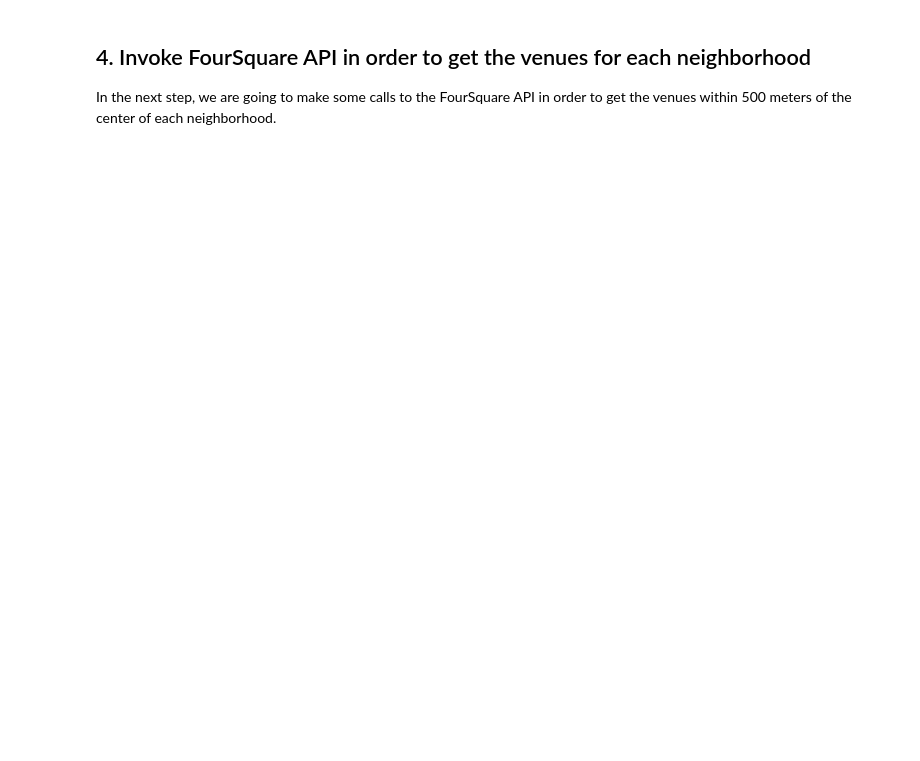
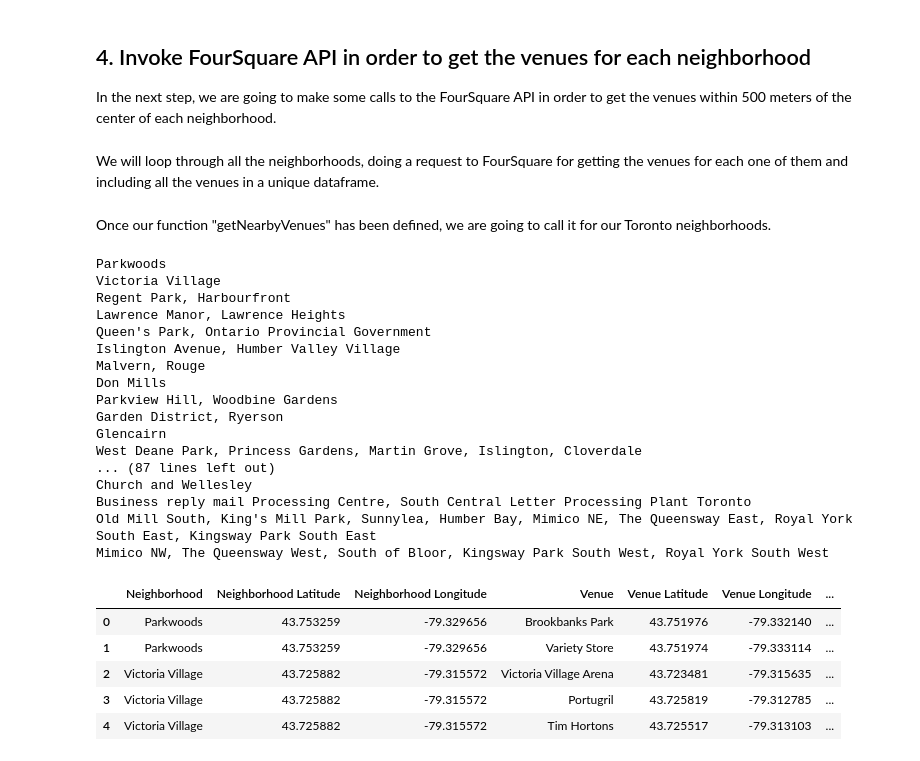
Before and after one commit to jgarcia-garcia/Coursera_Capstone, a Jupyter notebook: Clustering_Toronto_Neighborhoods.ipynb, the cells around one changed output. Saved outputs shown, nothing was run; the diff lists cells and outputs as text; code cells hidden in the pictures; blank space fills up the shorter version.

```diff
--- a/Clustering_Toronto_Neighborhoods.ipynb
+++ b/Clustering_Toronto_Neighborhoods.ipynb
@@ -173,3 +180,76 @@ map_toronto
 In the next step, we are going to make some calls to the FourSquare API in order to get the venues within 500 meters of the center of each neighborhood.
 # %%
 # The code was removed by Watson Studio for sharing.
+# %% [markdown]
+We will loop through all the neighborhoods, doing a request to FourSquare for getting the venues for each one of them and including all the venues in a unique dataframe.
+# %%
+def getNearbyVenues(names, latitudes, longitudes, radius=500):
+
+    venues_list=[]
+    for name, lat, lng in zip(names, latitudes, longitudes):
+        print(name)
+
+        # create the API request URL
+        url = 'https://api.foursquare.com/v2/venues/explore?&client_id={}&client_secret={}&v={}&ll={},{}&radius={}&limit={}'.format(
+            CLIENT_ID,
+            CLIENT_SECRET,
+            VERSION,
+            lat,
+            lng,
+            radius,
+            LIMIT)
+
+        # make the GET request
+        results = requests.get(url).json()["response"]['groups'][0]['items']
+
+        # return only relevant information for each nearby venue
+        venues_list.append([(
+            name,
+            lat,
+            lng,
+            v['venue']['name'],
+            v['venue']['location']['lat'],
+            v['venue']['location']['lng'],
+            v['venue']['categories'][0]['name']) for v in results])
+
+    nearby_venues = pd.DataFrame([item for venue_list in venues_list for item in venue_list])
+    nearby_venues.columns = ['Neighborhood',
+                  'Neighborhood Latitude',
+                  'Neighborhood Longitude',
+                  'Venue',
+                  'Venue Latitude',
+                  'Venue Longitude',
+                  'Venue Category']
+
+    return(nearby_venues)
+# %% [markdown]
+Once our function "getNearbyVenues" has been defined, we are going to call it for our Toronto neighborhoods.
+# %%
+toronto_venues = getNearbyVenues(names=toronto_df['Neighbourhood'],
+                                   latitudes=toronto_df['Latitude'],
+                                   longitudes=toronto_df['Longitude']
+                                  )
+# %% [output]
+Parkwoods
+Victoria Village
+Regent Park, Harbourfront
+Lawrence Manor, Lawrence Heights
+Queen's Park, Ontario Provincial Government
+Islington Avenue, Humber Valley Village
+Malvern, Rouge
+Don Mills
+Parkview Hill, Woodbine Gardens
+Garden District, Ryerson
+Glencairn
+West Deane Park, Princess Gardens, Martin Grove, Islington, Cloverdale
+... (87 lines left out)
+Church and Wellesley
+Business reply mail Processing Centre, South Central Letter Processing Plant Toronto
+Old Mill South, King's Mill Park, Sunnylea, Humber Bay, Mimico NE, The Queensway East, Royal York South East, Kingsway Park South East
+Mimico NW, The Queensway West, South of Bloor, Kingsway Park South West, Royal York South West
+|  | Neighborhood | Neighborhood Latitude | Neighborhood Longitude | Venue | Venue Latitude | Venue Longitude | ... |
+| 0 | Parkwoods | 43.753259 | -79.329656 | Brookbanks Park | 43.751976 | -79.332140 | ... |
+| 1 | Parkwoods | 43.753259 | -79.329656 | Variety Store | 43.751974 | -79.333114 | ... |
+| 2 | Victoria Village | 43.725882 | -79.315572 | Victoria Village Arena | 43.723481 | -79.315635 | ... |
+| 3 | Victoria Village | 43.725882 | -79.315572 | Portugril | 43.725819 | -79.312785 | ... |
+| 4 | Victoria Village | 43.725882 | -79.315572 | Tim Hortons | 43.725517 | -79.313103 | ... |
```
Also changed, not shown: parts of 4 cells of this notebook.
